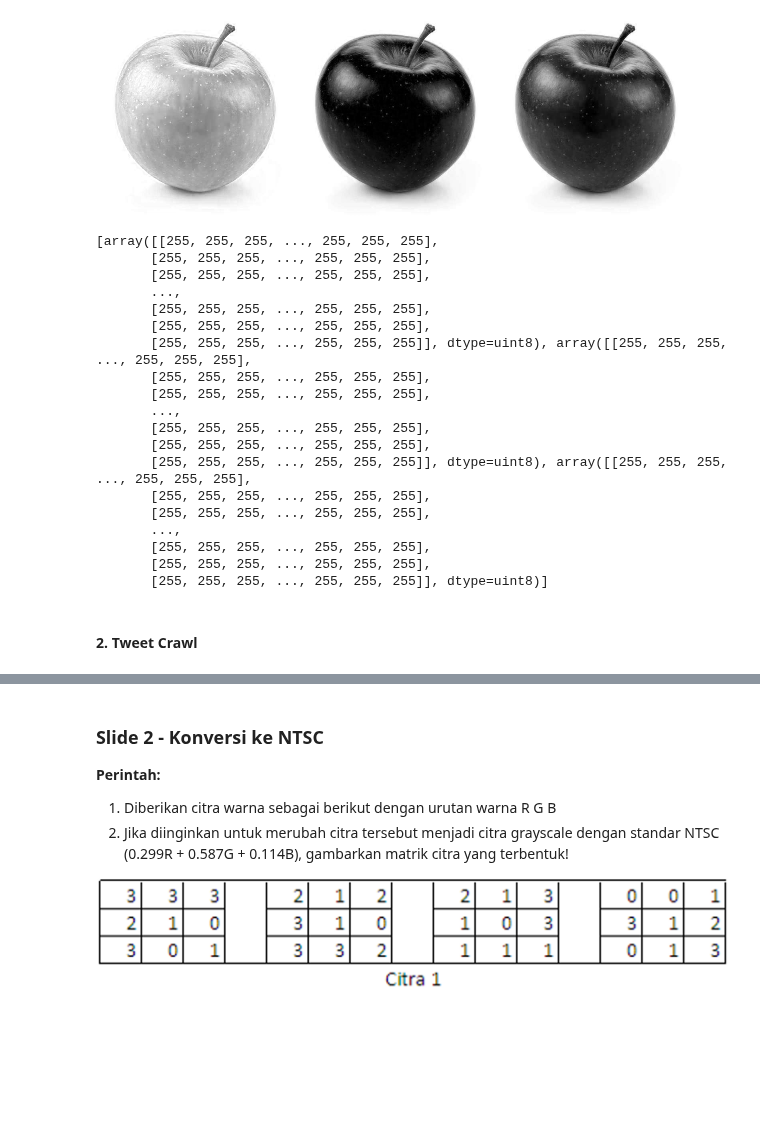
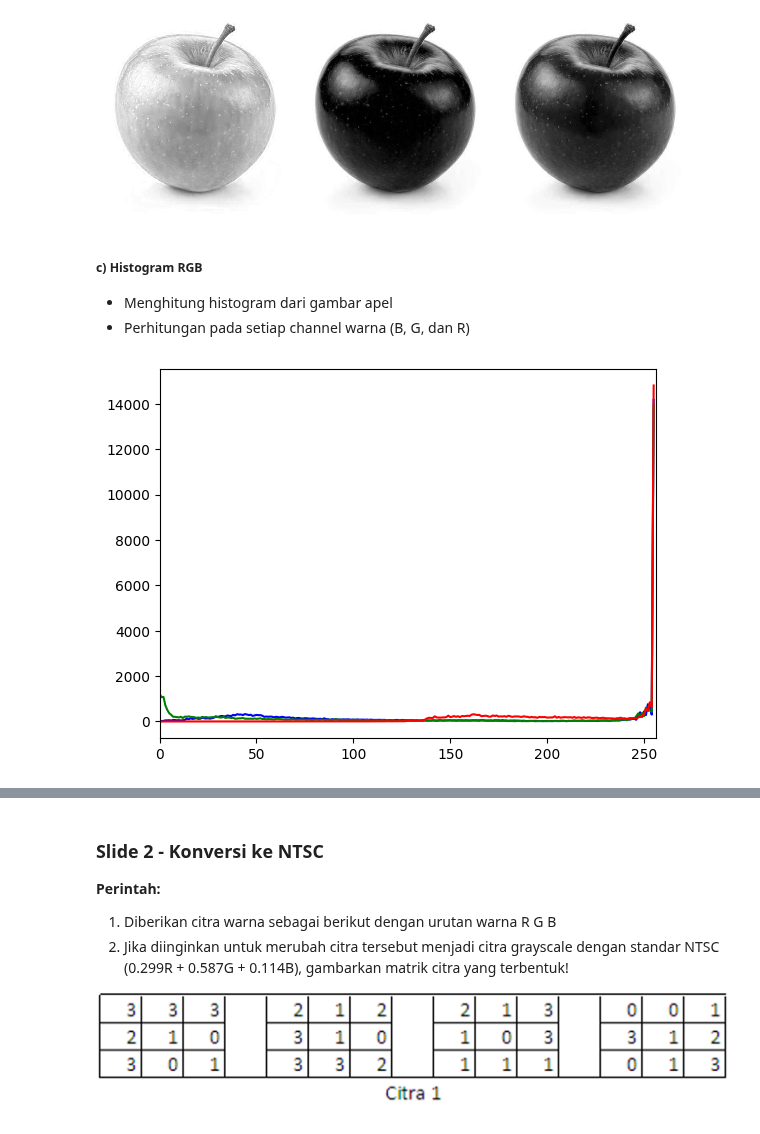
Before and after one commit to novay/amikom, a Jupyter notebook: ds6_data_visualisasi.ipynb, the cells around one changed output, grey strips where cells are left out. Saved outputs shown, nothing was run; the diff lists cells and outputs as text; code cells hidden in the pictures; blank space fills up the shorter version.

```diff
--- a/ds6_data_visualisasi.ipynb
+++ b/ds6_data_visualisasi.ipynb
@@ -24,15 +25,16 @@ Kelompok Mahasiswa : <br/>
+# %%
+""" Persiapkan Citra Apple """
+import os
+
+image_url = 'https://raw.githubusercontent.com/novay/amikom/main/assets/apple.jpg'
+os.system('wget -N %s' %image_url)
+apple = os.path.basename(image_url)
 # %%
-import os
+""" Tampilkan gambar apel """
 import cv2
-import numpy as np
-import pandas as pd
 from google.colab.patches import cv2_imshow
 
-image_url = 'https://btekno.id/amikom/img/apples.jpg'
-os.system('wget %s' %image_url)
-filename = os.path.basename(image_url)
-
-img = cv2.resize(cv2.imread(filename), [200, 200])
+img = cv2.resize(cv2.imread(apple, cv2.IMREAD_COLOR), [200, 200])
 cv2_imshow(img)
 # %% [output]
 [figure]
@@ -42,29 +75,2 @@ cv2_imshow(cv2.hconcat([R, G, B]))
 # %% [output]
 [figure]
-# %%
-RGB = []
-RGB.append(np.array(R))
-RGB.append(np.array(G))
-RGB.append(np.array(B))
-
-print(RGB)
-# %% [output]
-[array([[255, 255, 255, ..., 255, 255, 255],
-       [255, 255, 255, ..., 255, 255, 255],
-       [255, 255, 255, ..., 255, 255, 255],
-       ...,
-       [255, 255, 255, ..., 255, 255, 255],
-       [255, 255, 255, ..., 255, 255, 255],
-       [255, 255, 255, ..., 255, 255, 255]], dtype=uint8), array([[255, 255, 255, ..., 255, 255, 255],
-       [255, 255, 255, ..., 255, 255, 255],
-       [255, 255, 255, ..., 255, 255, 255],
-       ...,
-       [255, 255, 255, ..., 255, 255, 255],
-       [255, 255, 255, ..., 255, 255, 255],
-       [255, 255, 255, ..., 255, 255, 255]], dtype=uint8), array([[255, 255, 255, ..., 255, 255, 255],
-       [255, 255, 255, ..., 255, 255, 255],
-       [255, 255, 255, ..., 255, 255, 255],
-       ...,
-       [255, 255, 255, ..., 255, 255, 255],
-       [255, 255, 255, ..., 255, 255, 255],
-       [255, 255, 255, ..., 255, 255, 255]], dtype=uint8)]
@@ -73,2 +77,15 @@ matrix = np.array(img)
-# %% [markdown]
-#### **2. Tweet Crawl**<br/>
+# %% [markdown]
+##### **c) Histogram RGB**<br/>
+- Menghitung histogram dari gambar apel
+- Perhitungan pada setiap channel warna (B, G, dan R)
+# %%
+from matplotlib import pyplot as plt
+
+color = ('b','g','r')
+for i, col in enumerate(color):
+    histr = cv2.calcHist([img], [i], None, [256], [0,256])
+    plt.plot(histr, color = col)
+    plt.xlim([0,256])
+plt.show()
+# %% [output]
+[figure, added]
```
Also changed, not shown: parts of 111 cells of this notebook.
